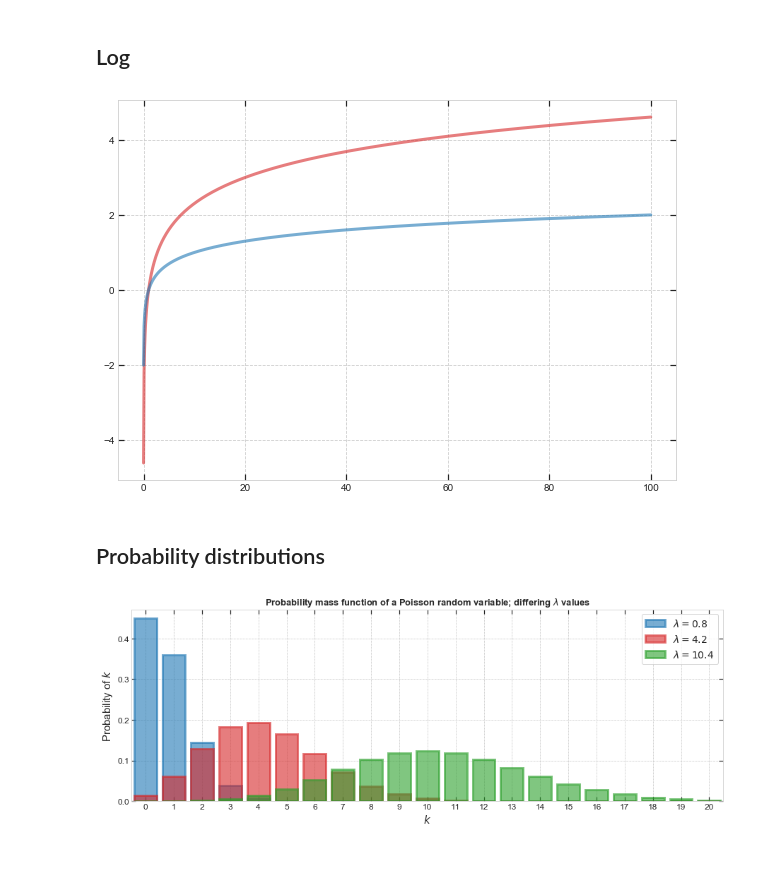
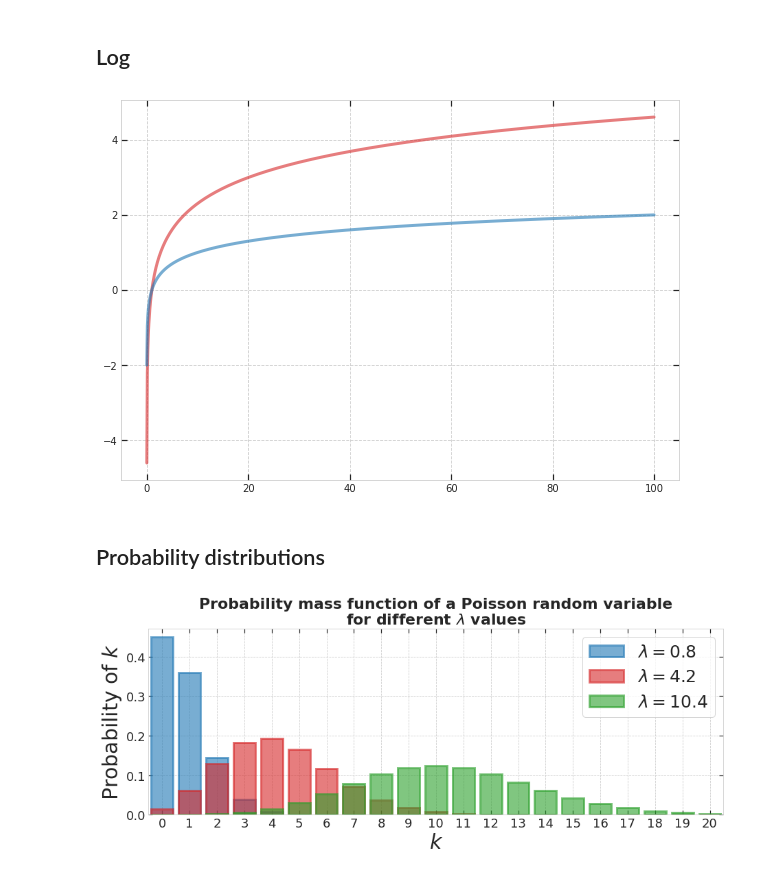
Before and after one commit to masterdesky/maths, a Jupyter notebook: functions/functions.ipynb, the cells around one changed output. Drawn from its saved outputs; the diff is of its cells as text; code cells hidden in the pictures.

```diff
--- a/functions/functions.ipynb
+++ b/functions/functions.ipynb
@@ -16,12 +15,14 @@ from matplotlib.animation import FuncAnimation
 
 from IPython.display import clear_output, display
 # %%
-figsave_dir = 'out\\'
-figsave_format = 'pdf'
-figsave_dpi = 200
-
-# Scale for matplotlib scatter plots to show all bodies
-s_scale = 1e8
+fig_x = 30
+fig_y = 11
+axistitlesize = 22
+axisticksize = 18
+axislabelsize = 30
+axistextsize = 14
+axislegendsize = 25
+axiscbarfontsize = 15
 
 # Set axtick dimensions
 major_size = 6
@@ -36,6 +37,8 @@ mpl.rcParams['ytick.major.size'] = major_size
 mpl.rcParams['ytick.major.width'] = major_width
 mpl.rcParams['ytick.minor.size'] = minor_size
 mpl.rcParams['ytick.minor.width'] = minor_width
+
+mpl.rcParams.update({'figure.autolayout': False})
 
 # Seaborn style settings
 sns.set_style({'axes.axisbelow': True,
@@ -69,6 +72,10 @@ sns.set_style({'axes.axisbelow': True,
                'ytick.direction': 'in',
                'ytick.left': True,
                'ytick.right': True})
+
+# Colorpalettes, colormaps, etc.
+sns.set_palette(palette='rocket')
+rocket_cmap = sns.color_palette('rocket', as_cmap=True)
 # %% [markdown]
 ## sin(x)/x
 # %%
@@ -148,7 +155,7 @@ axes.plot(X, Y_2,
 
 plt.show()
 # %% [output]
-[figure, old version]
+[figure, new version]
 # %% [markdown]
 ## Probability distributions
 # %%
@@ -158,36 +165,31 @@ a = np.arange(nmin, nmax+1)
 lambda_ = [0.8, 4.25, 10.45]
 # %%
 fig, axes = plt.subplots(figsize=(15, 5))
-
-axestitlesize = 13
-axeslabelsize = 15
-axesticksize = 12
-axislegendsize = 14
 
 axes.bar(a, stats.poisson.pmf(a, lambda_[0]), color='tab:blue',
         label='$\lambda = {0:.1f}$'.format(lambda_[0]), alpha=0.60,
         edgecolor='tab:blue', lw=3)
 
 axes.bar(a, stats.poisson.pmf(a, lambda_[1]), color='tab:red',
         label='$\lambda = {0:.1f}$'.format(lambda_[1]), alpha=0.60,
         edgecolor='tab:red', lw=3)
 
 axes.bar(a, stats.poisson.pmf(a, lambda_[2]), color='tab:green',
         label='$\lambda = {0:.1f}$'.format(lambda_[2]), alpha=0.60,
         edgecolor='tab:green', lw=3)
 
 axes.set_xlim(nmin-0.5, nmax+0.5)
 axes.set_xticks(a)
 
-axes.set_ylabel('Probability of $k$', fontsize=axeslabelsize)
-axes.set_xlabel('$k$', fontsize=axeslabelsize)
-axes.set_title('Probability mass function of a Poisson random variable; differing $\lambda$ values',
-               fontsize=axestitlesize, fontweight='bold')
+axes.set_ylabel('Probability of $k$', fontsize=axislabelsize)
+axes.set_xlabel('$k$', fontsize=axislabelsize)
+axes.set_title('Probability mass function of a Poisson random variable\nfor different $\lambda$ values',
+               fontsize=axistitlesize, fontweight='bold')
 
-axes.tick_params(axis='both', which='major', labelsize=axesticksize)
+axes.tick_params(axis='both', which='major', labelsize=axisticksize)
 
 axes.legend(loc='upper right', fontsize=axislegendsize)
 
 plt.show()
 # %% [output]
-[figure, old version]
+[figure, new version]
```
Also changed, not shown: parts of 4 cells of this notebook, 2 other files.
